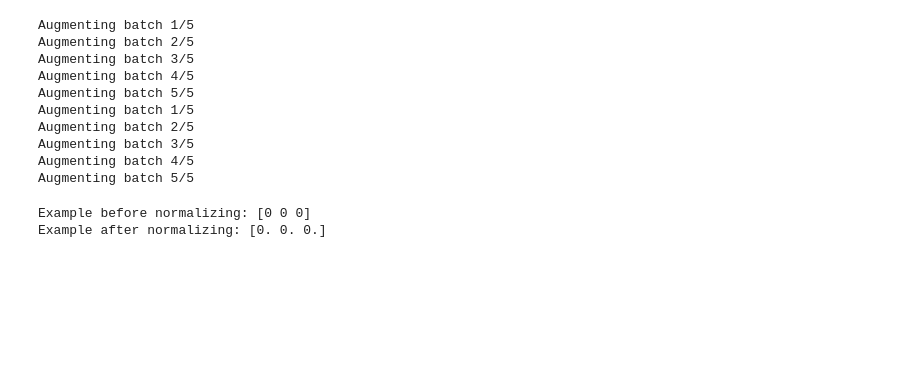
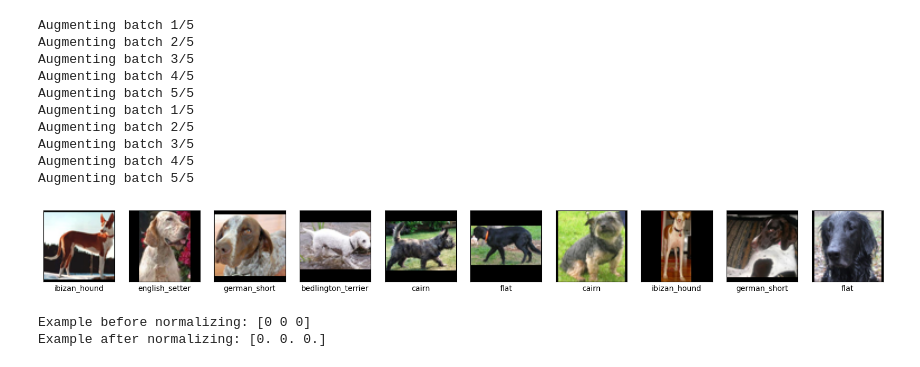
Before and after one commit to jennycpark-ucb/mids-w207-foursigma, a Jupyter notebook: data/data_processing_dog_ryan.ipynb, the cells around one changed output. Saved outputs shown, nothing was run; the diff lists cells and outputs as text; code cells hidden in the pictures; blank space fills up the shorter version.

```diff
--- a/data/data_processing_dog_ryan.ipynb
+++ b/data/data_processing_dog_ryan.ipynb
@@ -320,6 +320,27 @@ Augmenting batch 2/5
 Augmenting batch 3/5
 Augmenting batch 4/5
 Augmenting batch 5/5
+# %%
+#after augmentation step
+
+breeds = list(y_train_sub_aug[:10])
+images = X_train_sub_aug[:10]
+cols = len(breeds)
+
+plt.figure(figsize=(20,12))
+
+for i in range(len(breeds)):
+    plt.subplot(2, cols, i + 1)
+    plt.xticks([])
+    plt.yticks([])
+    plt.grid(False)
+    img = array_to_img(images[i])
+    plt.imshow(img)
+    plt.xlabel(breeds[i])
+
+plt.show();
+# %% [output]
+[figure, added]
 # %%
 # normalize pixel values for image data
 print("Example before normalizing:", X_train_sub[0][0][0])
```
